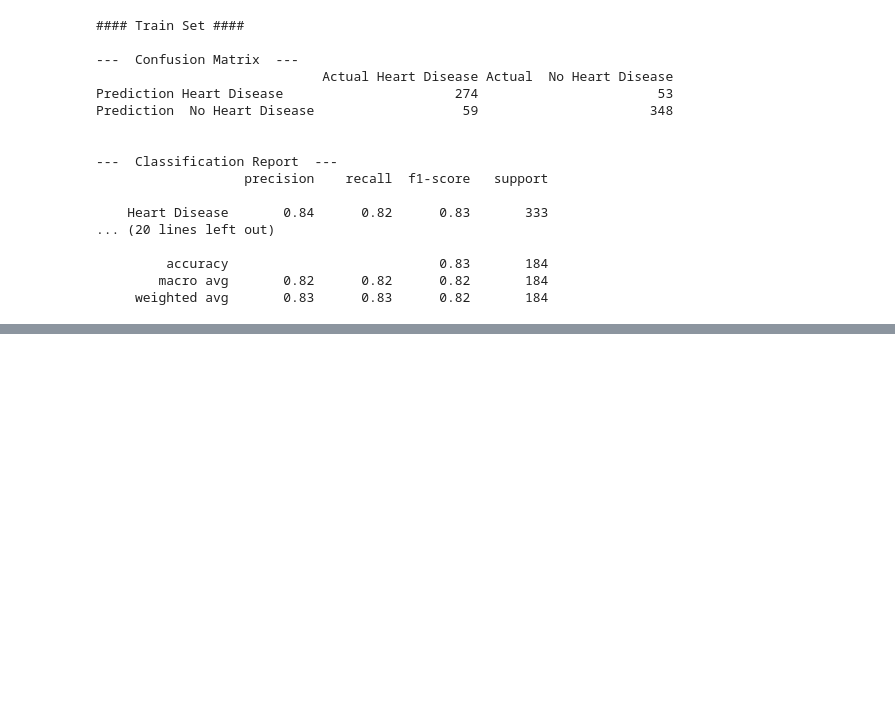
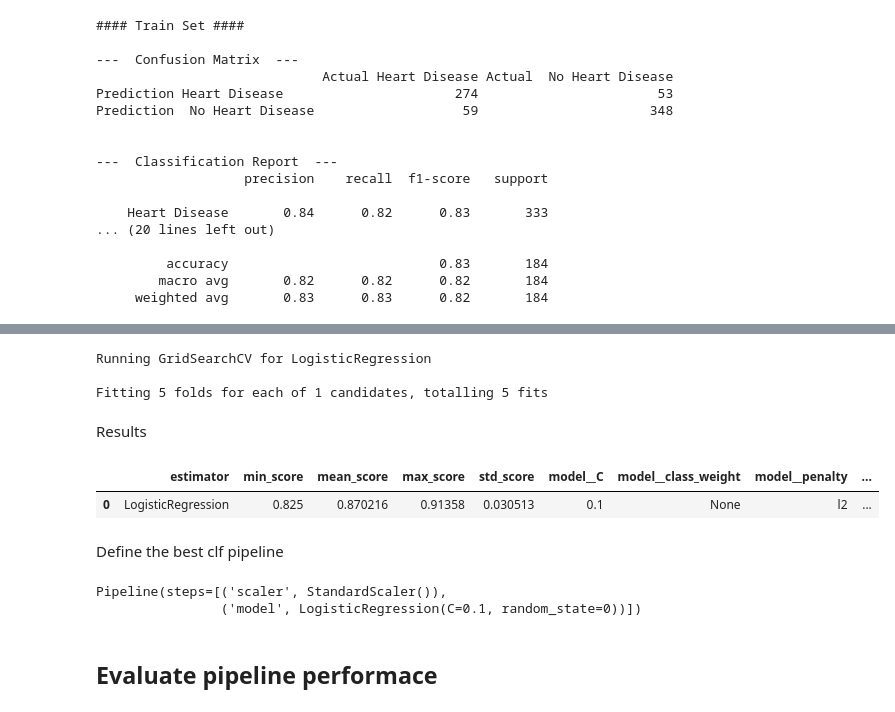
Before and after one commit to AngeloGaeta1990/Heart_attack_risk, a Jupyter notebook: jupyer_notebooks/ModelingAndEvaluation.ipynb, the cells around one changed output, grey strips where cells are left out. Saved outputs shown, nothing was run; the diff lists cells and outputs as text; code cells hidden in the pictures; blank space fills up the shorter version.

```diff
--- a/jupyer_notebooks/ModelingAndEvaluation.ipynb
+++ b/jupyer_notebooks/ModelingAndEvaluation.ipynb
@@ -433,0 +544,30 @@ Prediction  No Heart Disease                   59                      348
+# %%
+from sklearn.metrics import recall_score, make_scorer
+quick_search = HyperparameterOptimizationSearch(
+    models=models_search, params=params_search)
+quick_search.fit(X_train, y_train,
+                 scoring=make_scorer(recall_score, pos_label=1),
+                 n_jobs=-1, cv=5)
+# %% [output]
+Running GridSearchCV for LogisticRegression
+
+Fitting 5 folds for each of 1 candidates, totalling 5 fits
+# %% [markdown]
+Results
+# %%
+grid_search_summary, grid_search_pipelines = quick_search.score_summary(sort_by='mean_score')
+grid_search_summary
+# %% [output]
+|  | estimator | min_score | mean_score | max_score | std_score | model__C | model__class_weight | model__penalty | ... |
+| 0 | LogisticRegression | 0.825 | 0.870216 | 0.91358 | 0.030513 | 0.1 | None | l2 | ... |
+# %% [markdown]
+Define the best clf pipeline
+# %%
+best_model = grid_search_summary.iloc[0, 0]
+pipeline_clf = grid_search_pipelines[best_model].best_estimator_
+pipeline_clf
+# %% [output]
+Pipeline(steps=[('scaler', StandardScaler()),
+                ('model', LogisticRegression(C=0.1, random_state=0))])
+# %% [markdown]
+## Evaluate pipeline performace
```
Also changed, not shown: parts of 34 cells of this notebook, 5 other files.
